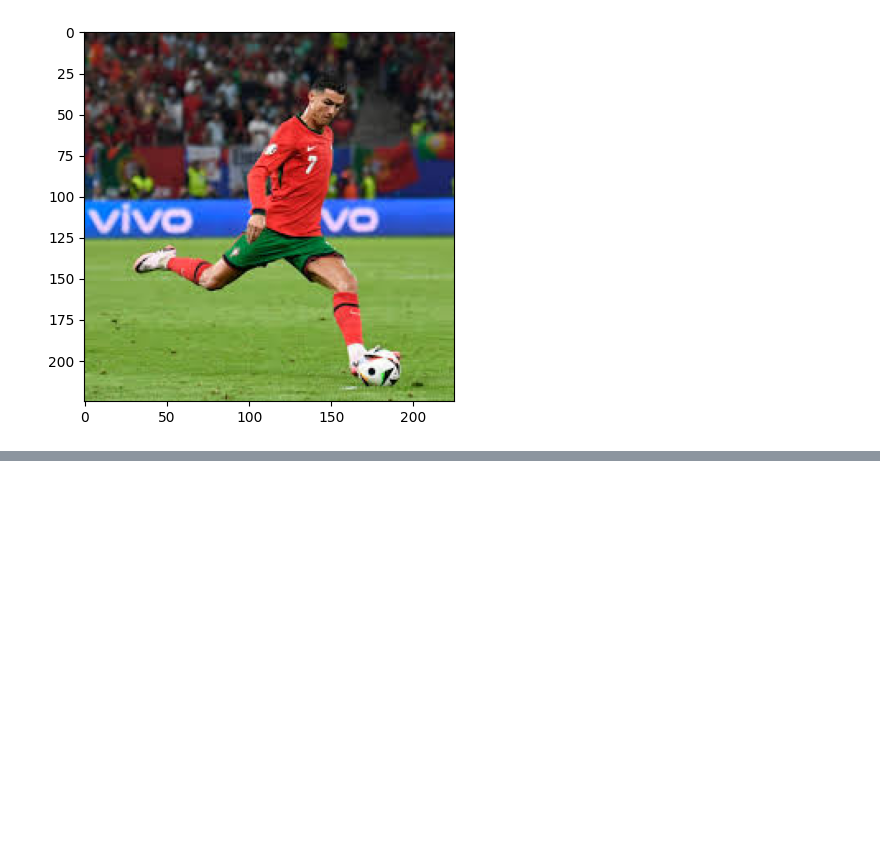
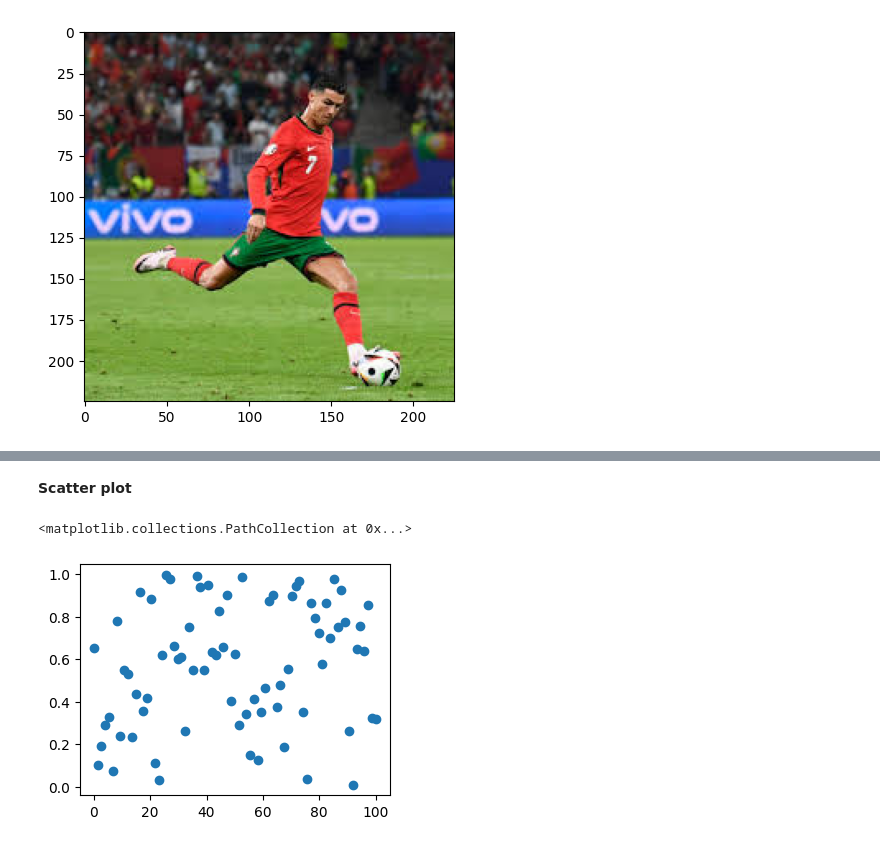
Before and after one commit to Bestine/DSAI-course, a Jupyter notebook: module-1/01 - Foundations_of_Data_Science.ipynb, the cells around one changed output, grey strips where cells are left out. Cells and saved outputs as stored; diff of their text form; code cells hidden in the pictures; blank space fills up the shorter version.

```diff
--- a/module-1/01 - Foundations_of_Data_Science.ipynb
+++ b/module-1/01 - Foundations_of_Data_Science.ipynb
@@ -774,0 +947,13 @@ plt.imshow(ronaldo)
+# %% [markdown]
+**Scatter plot**
+# %%
+import numpy as np
+
+X = np.linspace(0, 100, 75)
+y = np.random.rand(75)
+
+plt.figure(figsize=(4, 3))
+plt.scatter(X, y)
+# %% [output]
+<matplotlib.collections.PathCollection at 0x...>
+[figure, added]
```
Also changed, not shown: parts of 29 cells of this notebook, 5 other files.
